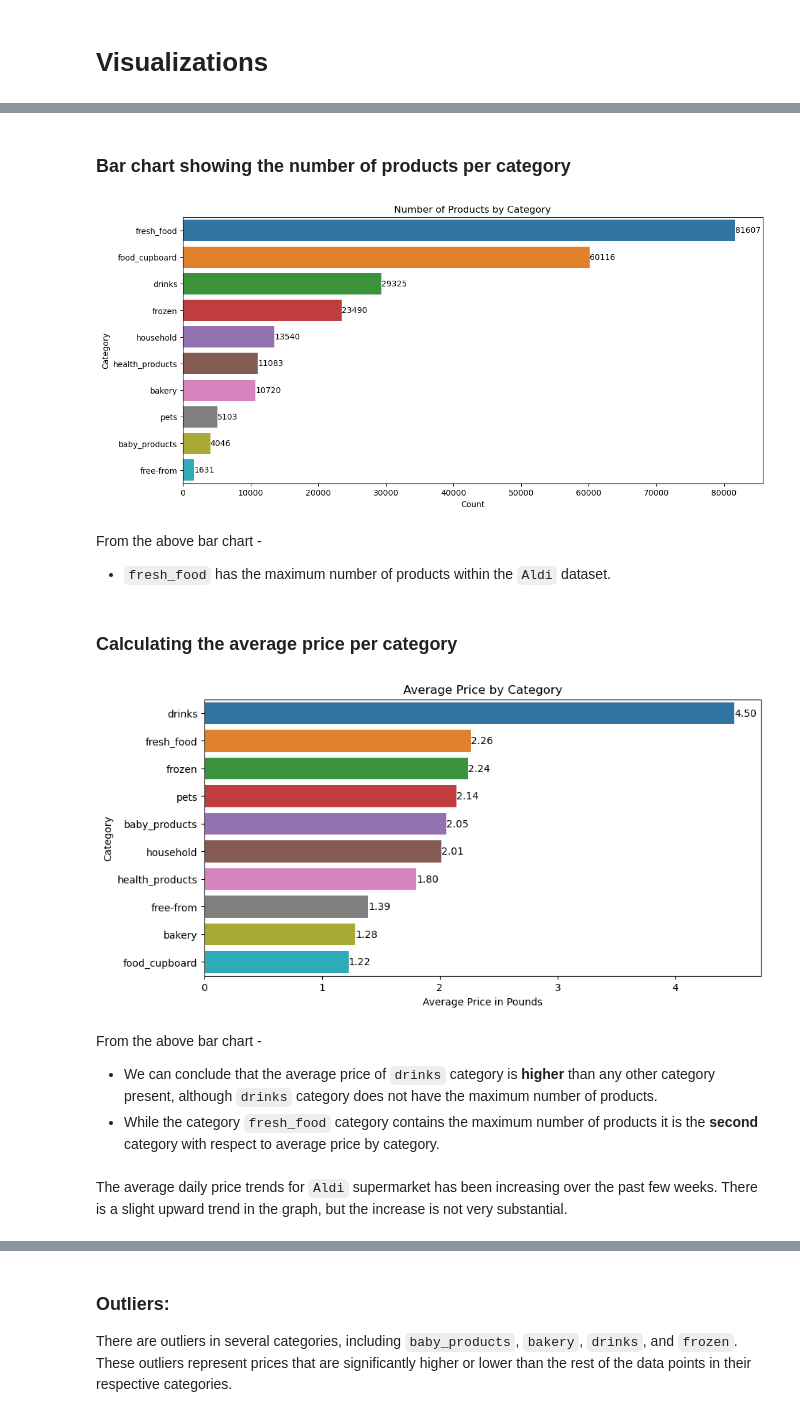
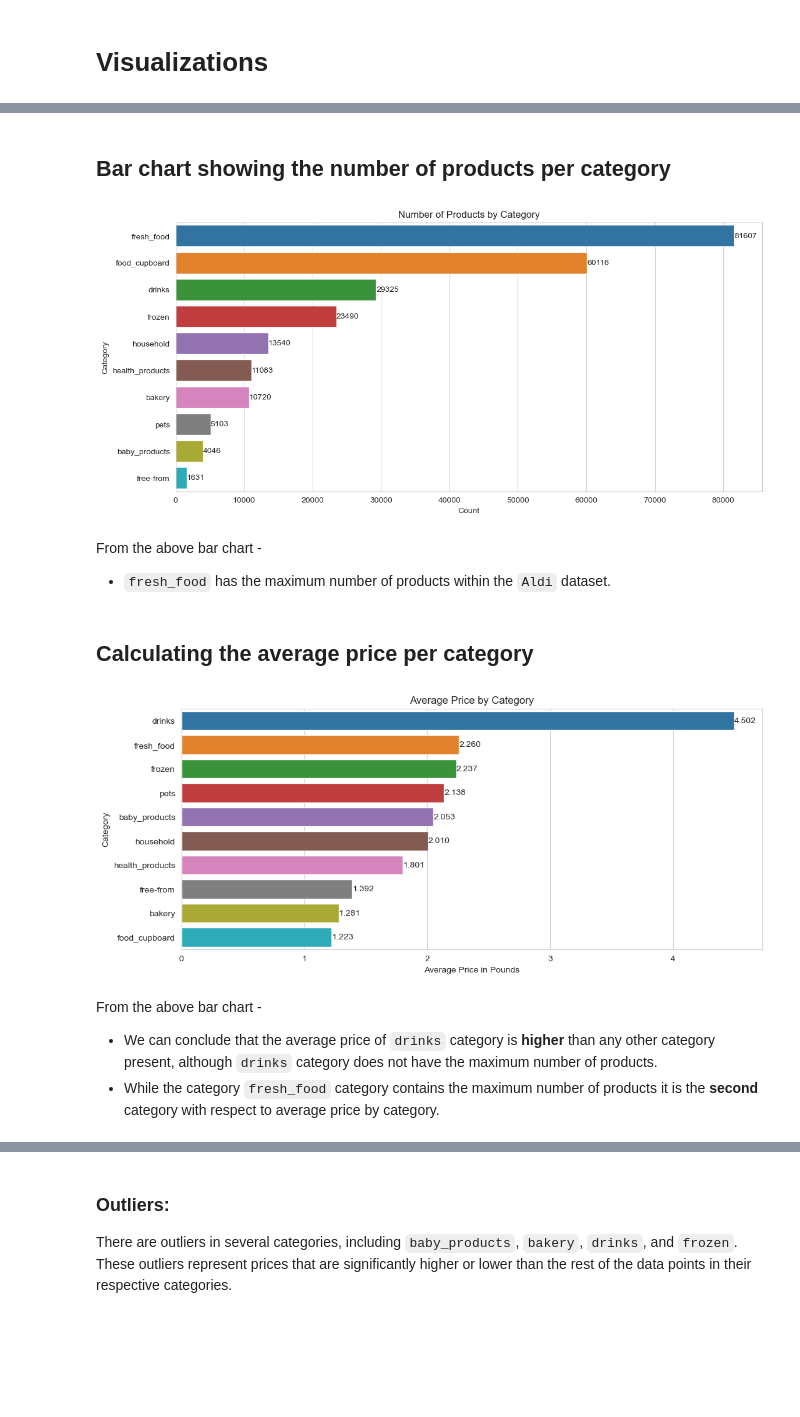
Before and after one commit to purvij07/Revenue-Prediction-Customer-Analytics-for-Supermarket-Data, a Jupyter notebook: code/Aldi_dataset.ipynb, the cells around one changed output, grey strips where cells are left out. Cells and saved outputs as stored; diff of their text form; code cells hidden in the pictures; blank space fills up the shorter version.

```diff
--- a/code/Aldi_dataset.ipynb
+++ b/code/Aldi_dataset.ipynb
@@ -4,6 +4,7 @@
 import pandas as pd
 import numpy as np
 import seaborn as sns
+sns.set_style("whitegrid")
 import matplotlib.pyplot as plt
 %matplotlib inline
 
@@ -185,5 +188,5 @@ plt.show()
 # %% [markdown]
-### Bar chart showing the number of products per category
+## Bar chart showing the number of products per category
 # %%
 plt.figure(figsize=(13, 6))
 sns.countplot(y = 'category',
@@ -200,33 +203,31 @@ for i, count in enumerate(df_aldi['category'].value_counts()):
 
 plt.show()
 # %% [output]
-[figure, old version]
+[figure, new version]
 # %% [markdown]
 From the above bar chart -
 * `fresh_food` has the maximum number of products within the `Aldi` dataset.
 # %% [markdown]
-### Calculating the average price per category
+## Calculating the average price per category
 # %%
 average_price_per_category = df_aldi.groupby('category')['prices_pounds'].mean().reset_index().sort_values(by='prices_pounds', ascending=False)
 
 # Bar chart showing the average price per category
-plt.figure(figsize=(10, 5))
+plt.figure(figsize=(12, 5))
 sns.barplot(x='prices_pounds', y='category', data=average_price_per_category)
 plt.title('Average Price by Category')
 plt.xlabel('Average Price in Pounds')
 plt.ylabel('Category')
 
 # Adding annotations
 for i, price in enumerate(average_price_per_category['prices_pounds']):
-    plt.text(price, i, '{:.2f}'.format(price), ha='left', va='center')
+    plt.text(price, i, '{:.3f}'.format(price), ha='left', va='center')
 
 plt.show()
 # %% [output]
-[figure, old version]
+[figure, new version]
 # %% [markdown]
 From the above bar chart -
 * We can conclude that the average price of `drinks` category is **higher** than any other category present, although `drinks` category does not have the maximum number of products.
 * While the category `fresh_food` category contains the maximum number of products it is the **second** category with respect to average price by category.
-# %% [markdown]
-The average daily price trends for `Aldi` supermarket has been increasing over the past few weeks. There is a slight upward trend in the graph, but the increase is not very substantial.
 # %% [markdown]
```
Also changed, not shown: parts of 17 cells of this notebook, 3 other files.
